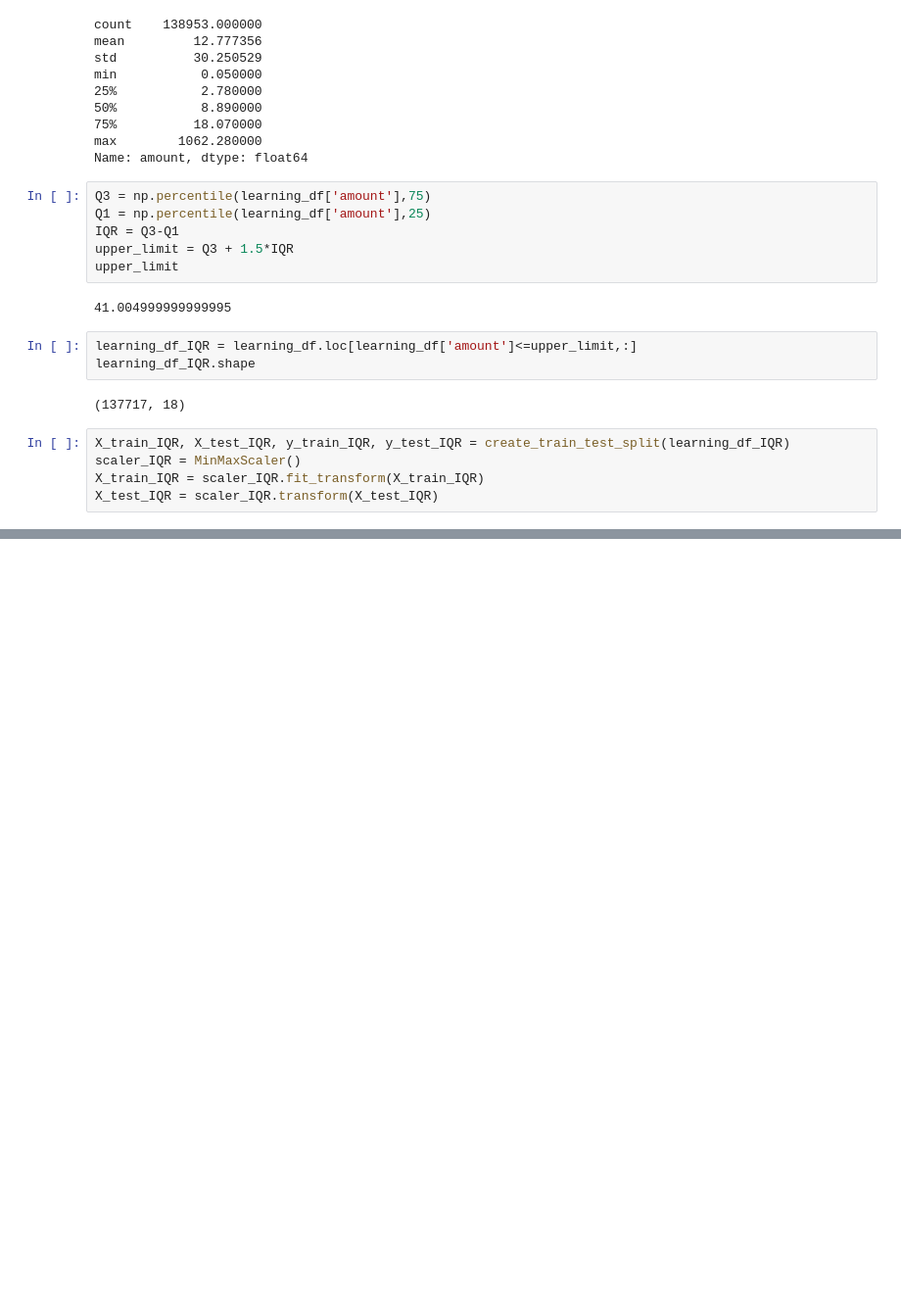
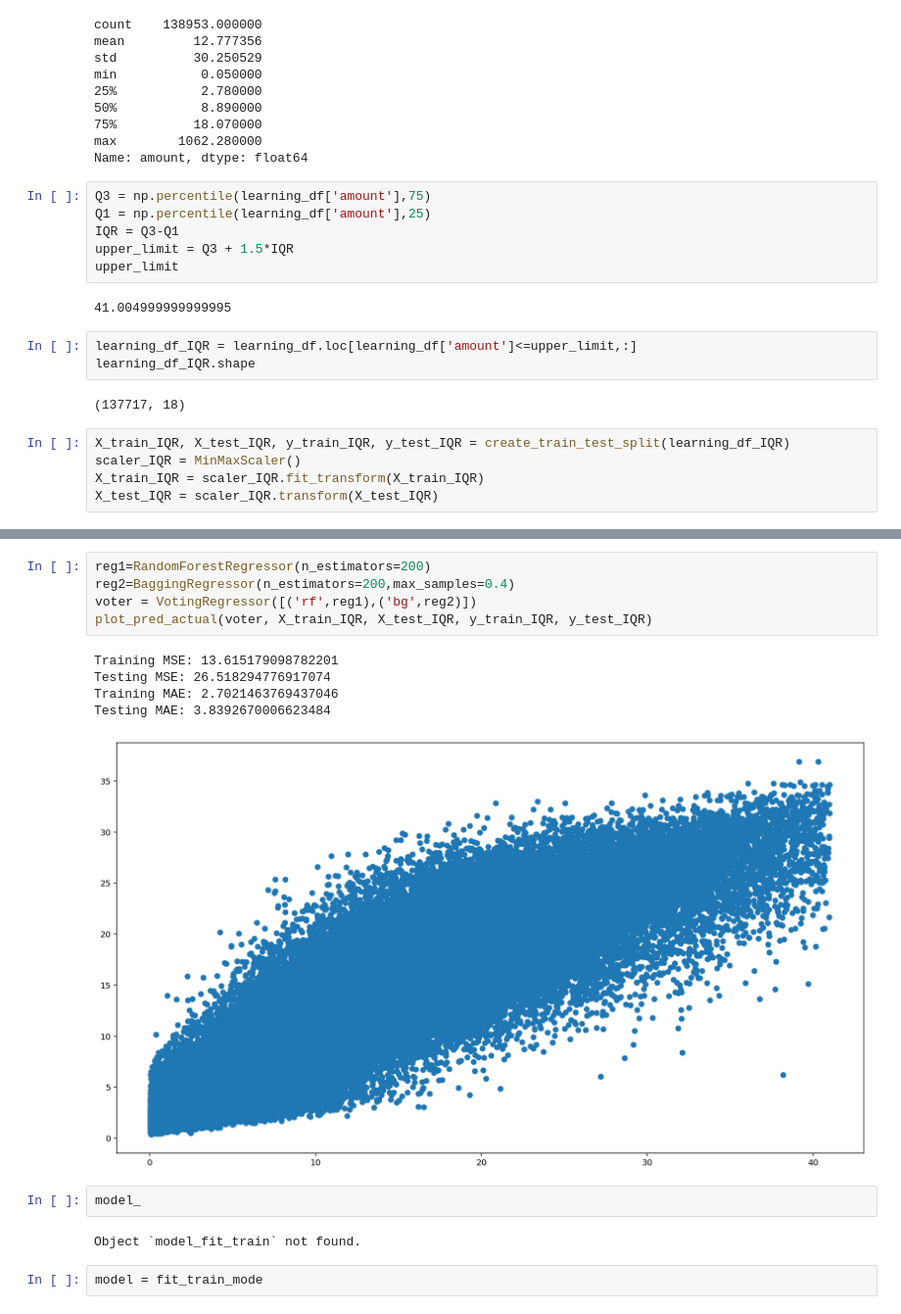
Before and after one commit to blowe615/starbucks_offers, a Jupyter notebook: starbucks_offers.ipynb, the cells around one changed output, grey strips where cells are left out. Shown at 98% size. Drawn from its saved outputs; the diff is of its cells as text; blank space fills up the shorter version.

Commit message:
refactor: Add mean absolute error to plot_pred_actual func

```diff
--- a/starbucks_offers.ipynb
+++ b/starbucks_offers.ipynb
@@ -1116,0 +1143,17 @@ Testing MSE: 27.692663810732874
+# %%
+reg1=RandomForestRegressor(n_estimators=200)
+reg2=BaggingRegressor(n_estimators=200,max_samples=0.4)
+voter = VotingRegressor([('rf',reg1),('bg',reg2)])
+plot_pred_actual(voter, X_train_IQR, X_test_IQR, y_train_IQR, y_test_IQR)
+# %% [output]
+Training MSE: 13.615179098782201
+Testing MSE: 26.518294776917074
+Training MAE: 2.7021463769437046
+Testing MAE: 3.8392670006623484
+[figure, added]
+# %%
+model_
+# %% [output]
+Object `model_fit_train` not found.
+# %%
+model = fit_train_mode
```
Also changed, not shown: parts of 14 cells of this notebook.
